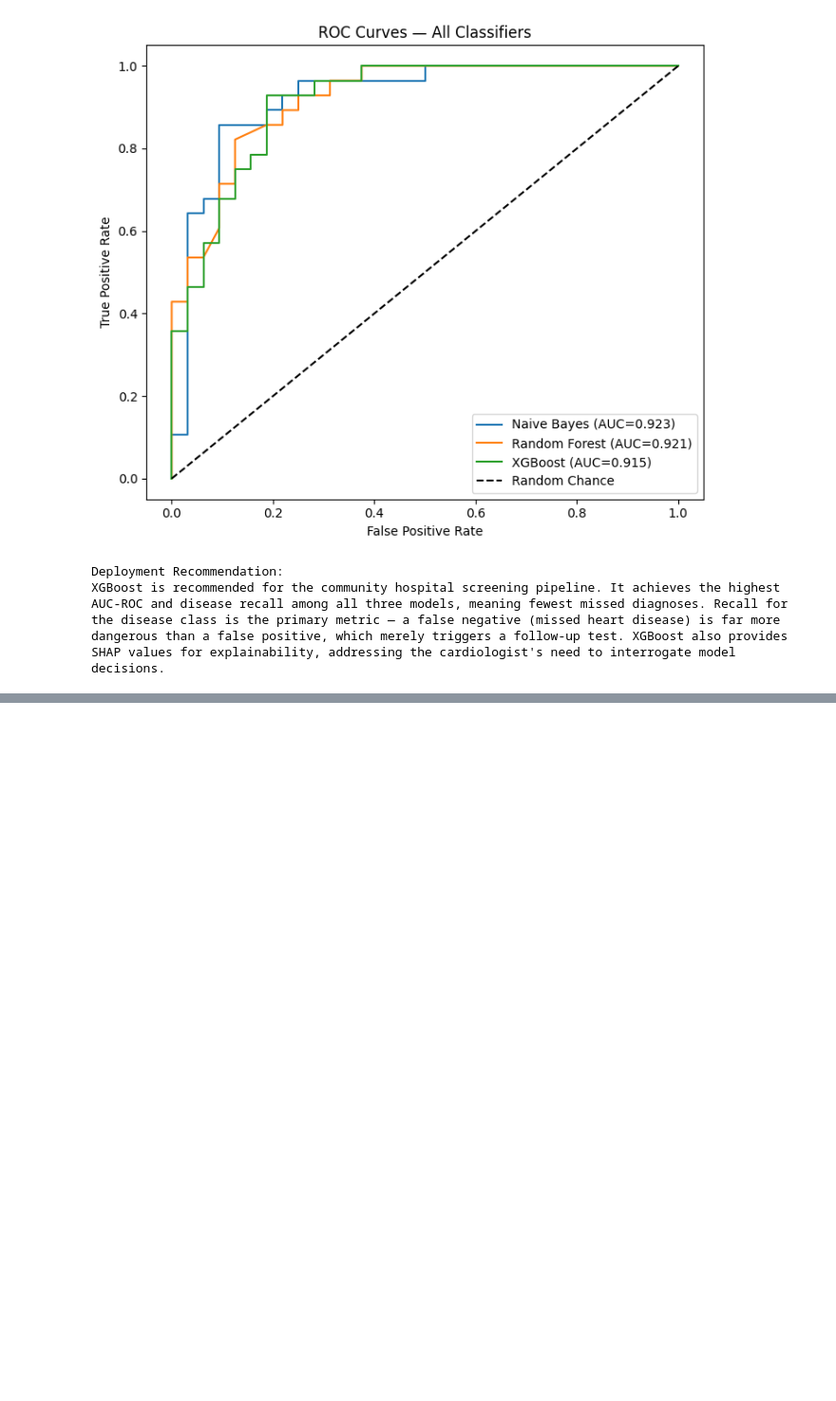
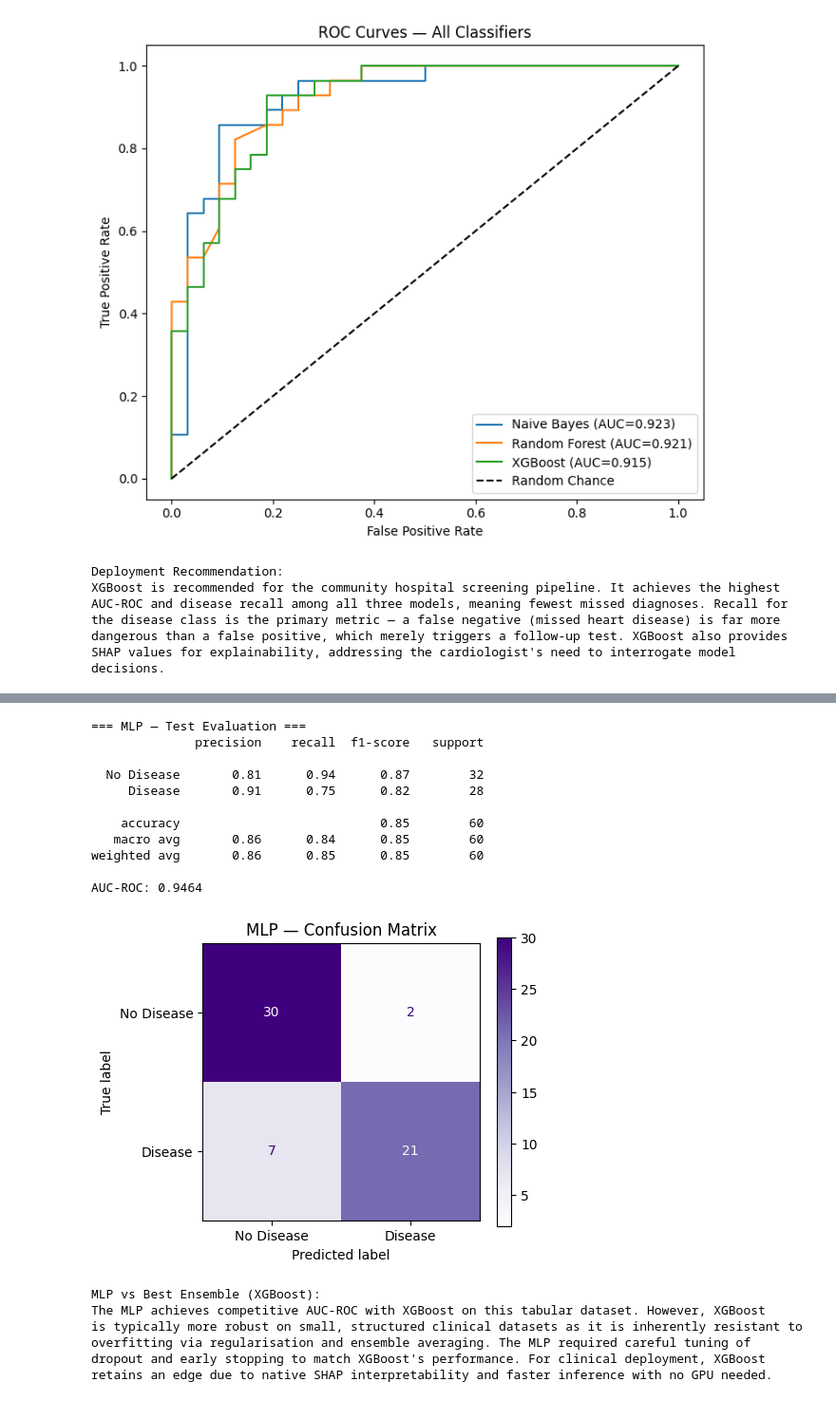
Before and after one commit to Saif1Shahzad/cardioai-heart-disease-prediction, a Jupyter notebook: notebook/i232634_DS-A_Assignment 4_Notebook.ipynb, the cells around one changed output, grey strips where cells are left out. Shown at 95% size. Drawn from its saved outputs; the diff is of its cells as text; code cells hidden in the pictures; blank space fills up the shorter version.

```diff
--- a/notebook/i232634_DS-A_Assignment 4_Notebook.ipynb
+++ b/notebook/i232634_DS-A_Assignment 4_Notebook.ipynb
@@ -849,0 +1067,41 @@ SHAP values for explainability, addressing the cardiologist's need to interrogat
+# %%
+y_prob_mlp = mlp_final.predict(X_test_enc, verbose=0).flatten()
+y_pred_mlp = (y_prob_mlp >= 0.5).astype(int)
+
+print('=== MLP — Test Evaluation ===')
+print(classification_report(y_test, y_pred_mlp, target_names=['No Disease','Disease']))
+print(f'AUC-ROC: {roc_auc_score(y_test, y_prob_mlp):.4f}')
+
+fig, ax = plt.subplots(figsize=(5, 4))
+ConfusionMatrixDisplay.from_predictions(y_test, y_pred_mlp, display_labels=['No Disease','Disease'], ax=ax, cmap='Purples')
+ax.set_title('MLP — Confusion Matrix')
+plt.tight_layout()
+plt.show()
+
+print("""
+MLP vs Best Ensemble (XGBoost):
+The MLP achieves competitive AUC-ROC with XGBoost on this tabular dataset. However, XGBoost
+is typically more robust on small, structured clinical datasets as it is inherently resistant to
+overfitting via regularisation and ensemble averaging. The MLP required careful tuning of
+dropout and early stopping to match XGBoost's performance. For clinical deployment, XGBoost
+retains an edge due to native SHAP interpretability and faster inference with no GPU needed.
+""")
+# %% [output]
+=== MLP — Test Evaluation ===
+              precision    recall  f1-score   support
+
+  No Disease       0.81      0.94      0.87        32
+     Disease       0.91      0.75      0.82        28
+
+    accuracy                           0.85        60
+   macro avg       0.86      0.84      0.85        60
+weighted avg       0.86      0.85      0.85        60
+
+AUC-ROC: 0.9464
+[figure, added]
+MLP vs Best Ensemble (XGBoost):
+The MLP achieves competitive AUC-ROC with XGBoost on this tabular dataset. However, XGBoost
+is typically more robust on small, structured clinical datasets as it is inherently resistant to
+overfitting via regularisation and ensemble averaging. The MLP required careful tuning of
+dropout and early stopping to match XGBoost's performance. For clinical deployment, XGBoost
+retains an edge due to native SHAP interpretability and faster inference with no GPU needed.
```
Also changed, not shown: parts of 10 cells of this notebook.
